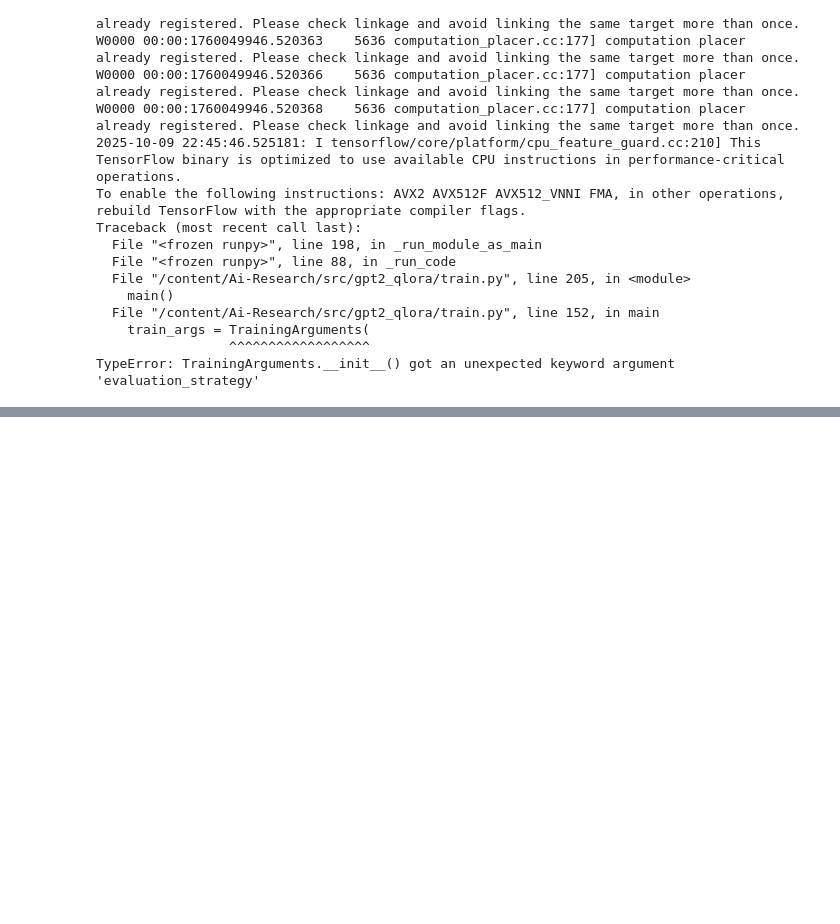
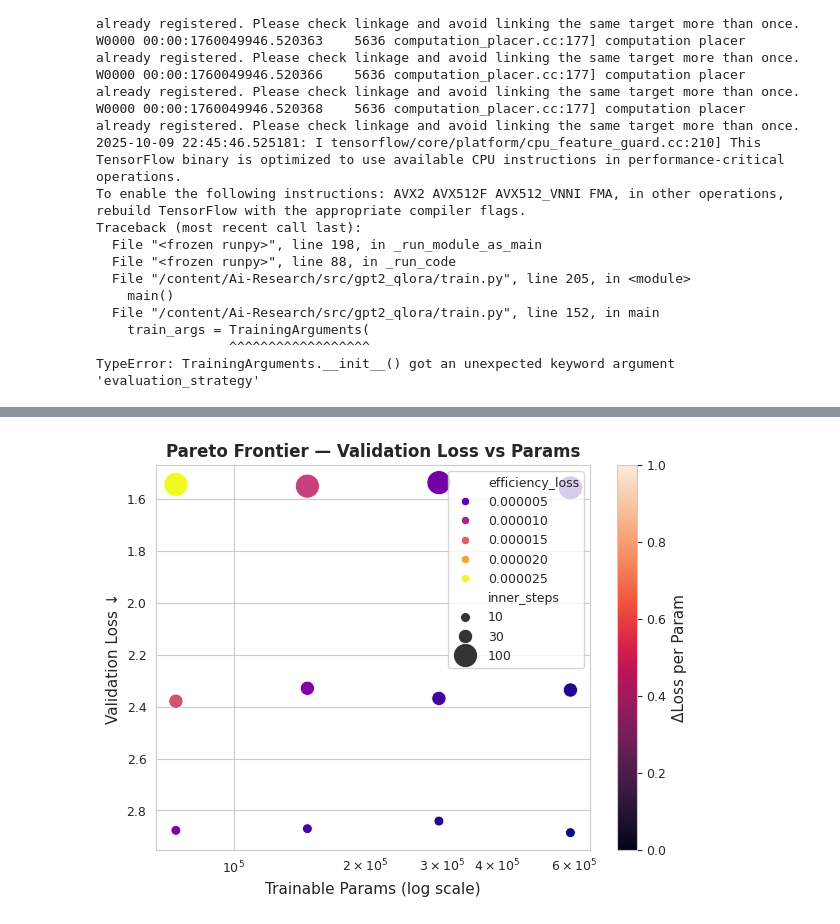
Before and after one commit to Hussain0327/Scaling-law-research, a Jupyter notebook: AI_Research.ipynb, the cells around one changed output, grey strips where cells are left out. Cells and saved outputs as stored; diff of their text form; code cells hidden in the pictures; blank space fills up the shorter version.

```diff
--- a/AI_Research.ipynb
+++ b/AI_Research.ipynb
@@ -503,0 +732,35 @@ display(Image('results/gpt2_seal/analysis_jsonl/pareto_forgetting.png'))
+# %%
+import seaborn as sns, matplotlib.pyplot as plt
+
+# Compute efficiency metrics
+df["efficiency_loss"] = df["delta_val_loss"] / df["trainable_params"]
+df["efficiency_tokens"] = df["delta_val_loss"] / df["tokens_processed"]
+
+sns.set_style("whitegrid")
+plt.figure(figsize=(7,5))
+
+# Plot and capture the scatter object
+sc = sns.scatterplot(
+    data=df,
+    x="trainable_params",
+    y="val_after",
+    size="inner_steps",
+    hue="efficiency_loss",
+    palette="plasma",
+    sizes=(50, 300)
+)
+
+plt.xscale("log")
+plt.gca().invert_yaxis()
+plt.title("Pareto Frontier — Validation Loss vs Params", fontweight="bold")
+plt.xlabel("Trainable Params (log scale)")
+plt.ylabel("Validation Loss ↓")
+
+# Attach colorbar correctly
+cbar = plt.colorbar(sc.collections[0], ax=plt.gca())
+cbar.set_label("ΔLoss per Param")
+
+plt.savefig("results/scaling/pareto_frontier.png", dpi=300, bbox_inches="tight")
+plt.show()
+# %% [output]
+[figure, added]
```
Also changed, not shown: parts of 70 cells of this notebook.
